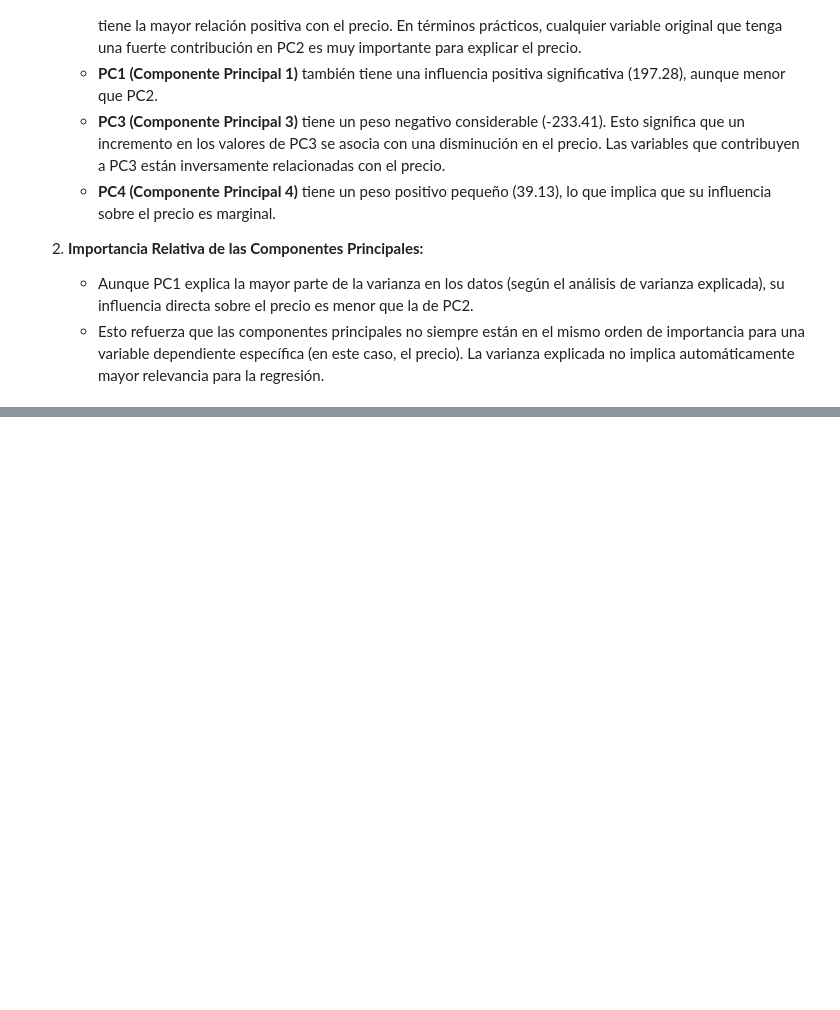
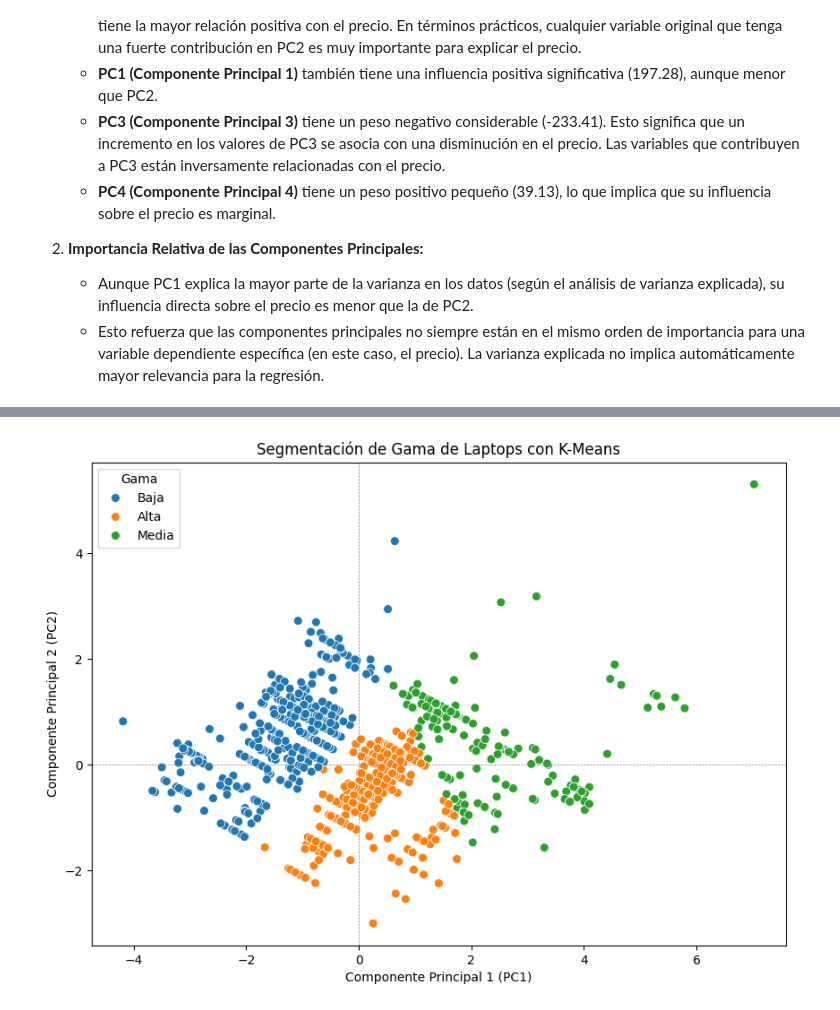
Before and after one commit to gaboCiber/A-statistical-analisis-of-Laptop-Prices, a Jupyter notebook: laptop_prices.ipynb, the cells around one changed output, grey strips where cells are left out. Drawn from its saved outputs; the diff is of its cells as text; code cells hidden in the pictures; blank space fills up the shorter version.

Commit message:
PCA y clustering

```diff
--- a/laptop_prices.ipynb
+++ b/laptop_prices.ipynb
@@ -1943,0 +2144,41 @@ Inches    0.563451 -0.467102  0.090440 -0.675396
+# %%
+from sklearn.cluster import KMeans
+
+# Variables relevantes y categóricas
+variables_numericas = ['Ram', 'CPU_freq', 'Weight', 'Inches']
+
+# Estandarizar las variables
+scaler = StandardScaler()
+X_scaled = scaler.fit_transform(laptop_data[variables_numericas])
+
+# Aplicar PCA
+pca = PCA(n_components=2)
+pca_results = pca.fit_transform(X_scaled)  # Esto genera pca_results
+
+# Aplicar K-means a las dos primeras componentes principales (PC1 y PC2)
+n_clusters = 3  # Baja, Media, Alta
+kmeans = KMeans(n_clusters=n_clusters, random_state=42)
+laptop_data['Gama'] = kmeans.fit_predict(pca_results[:, :2])
+
+# Mapear los clústeres a categorías más interpretables
+cluster_labels = {0: 'Baja', 1: 'Media', 2: 'Alta'}
+laptop_data['Gama'] = laptop_data['Gama'].map(cluster_labels)
+
+# Visualizar los resultados
+plt.figure(figsize=(10, 7))
+sns.scatterplot(
+    x=pca_results[:, 0],
+    y=pca_results[:, 1],
+    hue=laptop_data['Gama'],
+    palette='tab10',
+    s=50
+)
+plt.title('Segmentación de Gama de Laptops con K-Means')
+plt.xlabel('Componente Principal 1 (PC1)')
+plt.ylabel('Componente Principal 2 (PC2)')
+plt.axhline(0, color='gray', linestyle='--', linewidth=0.5)
+plt.axvline(0, color='gray', linestyle='--', linewidth=0.5)
+plt.legend(title='Gama')
+plt.show()
+# %% [output]
+[figure, added]
```
Also changed, not shown: parts of 24 cells of this notebook.
